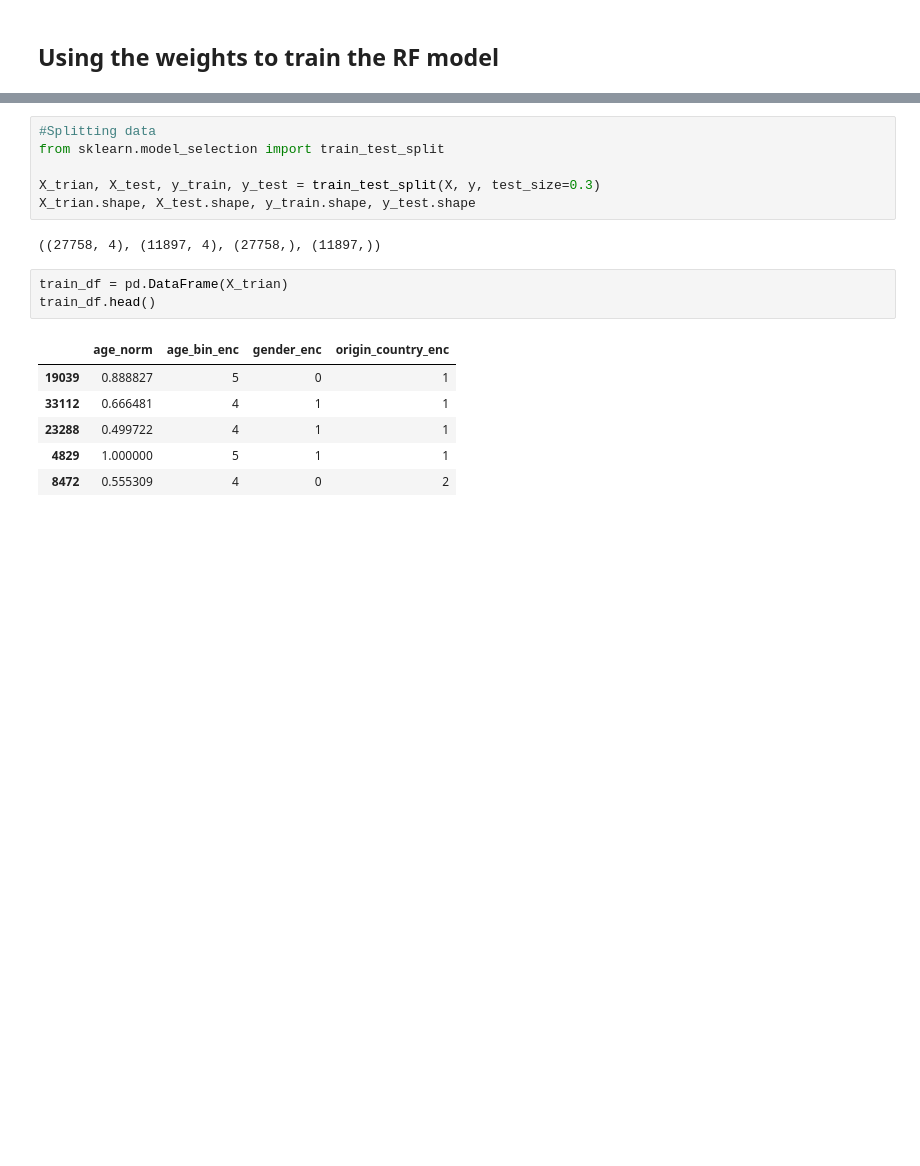
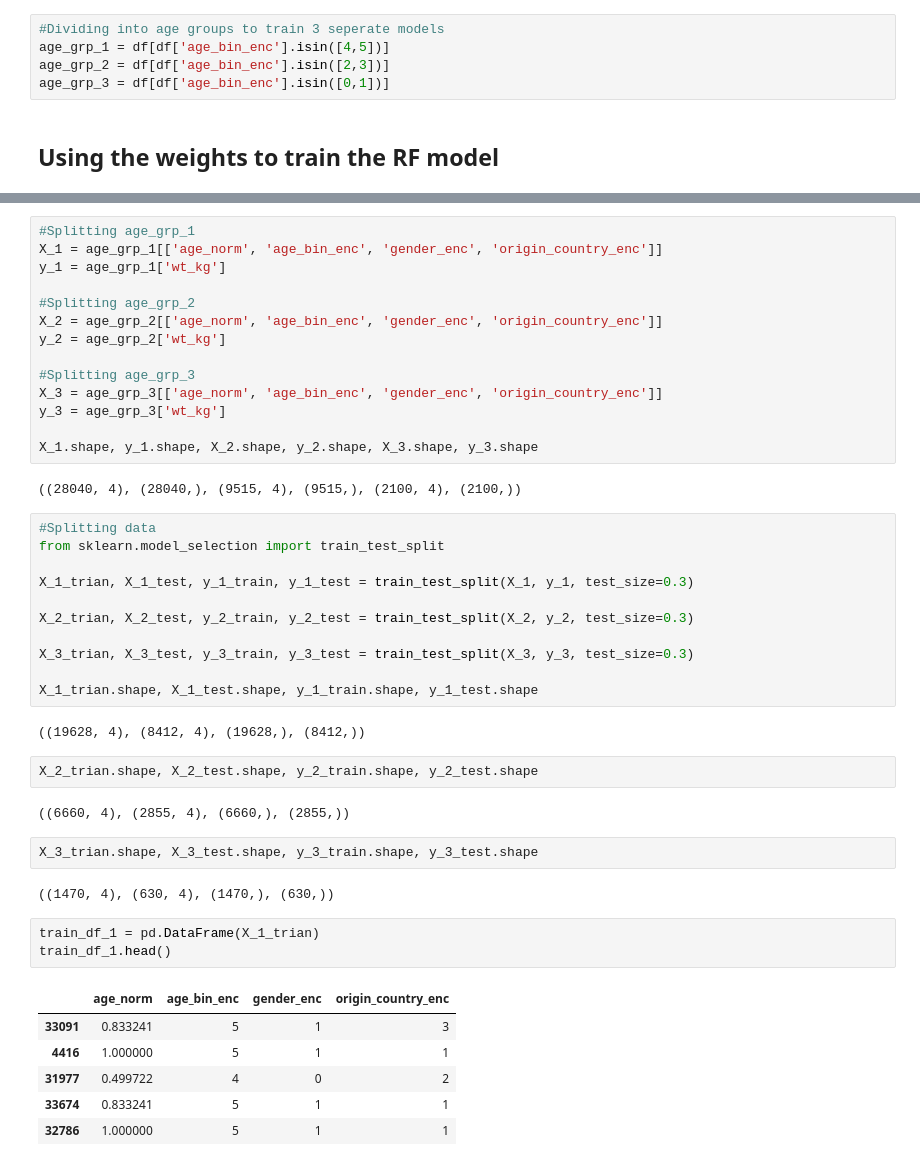
Before and after one commit to kisaraF/Pediatric-ADR-DDI-Tool, a Jupyter notebook: Notebooks/Missing_Values_Prediction_Model_Building/new_model_training_clustered.ipynb, the cells around one changed output, grey strips where cells are left out. Cells and saved outputs as stored; diff of their text form; blank space fills up the shorter version.

Commit message:
Made multiple models. Need to work on the accuracy more

```diff
--- a/Notebooks/Missing_Values_Prediction_Model_Building/new_model_training_clustered.ipynb
+++ b/Notebooks/Missing_Values_Prediction_Model_Building/new_model_training_clustered.ipynb
@@ -24,2 +46,7 @@ df
+# %%
+#Dividing into age groups to train 3 seperate models
+age_grp_1 = df[df['age_bin_enc'].isin([4,5])]
+age_grp_2 = df[df['age_bin_enc'].isin([2,3])]
+age_grp_3 = df[df['age_bin_enc'].isin([0,1])]
 # %% [markdown]
 ## Using the weights to train the RF model
@@ -34,18 +53,47 @@ X.shape, y.shape
-# %%
-#Splitting data
-from sklearn.model_selection import train_test_split
-
-X_trian, X_test, y_train, y_test = train_test_split(X, y, test_size=0.3)
-X_trian.shape, X_test.shape, y_train.shape, y_test.shape
-# %% [output]
-((27758, 4), (11897, 4), (27758,), (11897,))
+# %%
+#Splitting age_grp_1
+X_1 = age_grp_1[['age_norm', 'age_bin_enc', 'gender_enc', 'origin_country_enc']]
+y_1 = age_grp_1['wt_kg']
+
+#Splitting age_grp_2
+X_2 = age_grp_2[['age_norm', 'age_bin_enc', 'gender_enc', 'origin_country_enc']]
+y_2 = age_grp_2['wt_kg']
+
+#Splitting age_grp_3
+X_3 = age_grp_3[['age_norm', 'age_bin_enc', 'gender_enc', 'origin_country_enc']]
+y_3 = age_grp_3['wt_kg']
+
+X_1.shape, y_1.shape, X_2.shape, y_2.shape, X_3.shape, y_3.shape
+# %% [output]
+((28040, 4), (28040,), (9515, 4), (9515,), (2100, 4), (2100,))
+# %%
+#Splitting data
+from sklearn.model_selection import train_test_split
+
+X_1_trian, X_1_test, y_1_train, y_1_test = train_test_split(X_1, y_1, test_size=0.3)
+
+X_2_trian, X_2_test, y_2_train, y_2_test = train_test_split(X_2, y_2, test_size=0.3)
+
+X_3_trian, X_3_test, y_3_train, y_3_test = train_test_split(X_3, y_3, test_size=0.3)
+
+X_1_trian.shape, X_1_test.shape, y_1_train.shape, y_1_test.shape
+# %% [output]
+((19628, 4), (8412, 4), (19628,), (8412,))
+# %%
+X_2_trian.shape, X_2_test.shape, y_2_train.shape, y_2_test.shape
+# %% [output]
+((6660, 4), (2855, 4), (6660,), (2855,))
+# %%
+X_3_trian.shape, X_3_test.shape, y_3_train.shape, y_3_test.shape
+# %% [output]
+((1470, 4), (630, 4), (1470,), (630,))
 # %%
-train_df = pd.DataFrame(X_trian)
-train_df.head()
+train_df_1 = pd.DataFrame(X_1_trian)
+train_df_1.head()
 # %% [output]
 |  | age_norm | age_bin_enc | gender_enc | origin_country_enc |
-| 19039 | 0.888827 | 5 | 0 | 1 |
-| 33112 | 0.666481 | 4 | 1 | 1 |
-| 23288 | 0.499722 | 4 | 1 | 1 |
-| 4829 | 1.000000 | 5 | 1 | 1 |
-| 8472 | 0.555309 | 4 | 0 | 2 |
+| 33091 | 0.833241 | 5 | 1 | 3 |
+| 4416 | 1.000000 | 5 | 1 | 1 |
+| 31977 | 0.499722 | 4 | 0 | 2 |
+| 33674 | 0.833241 | 5 | 1 | 1 |
+| 32786 | 1.000000 | 5 | 1 | 1 |
```
Also changed, not shown: parts of 19 cells of this notebook, 26 other files.
